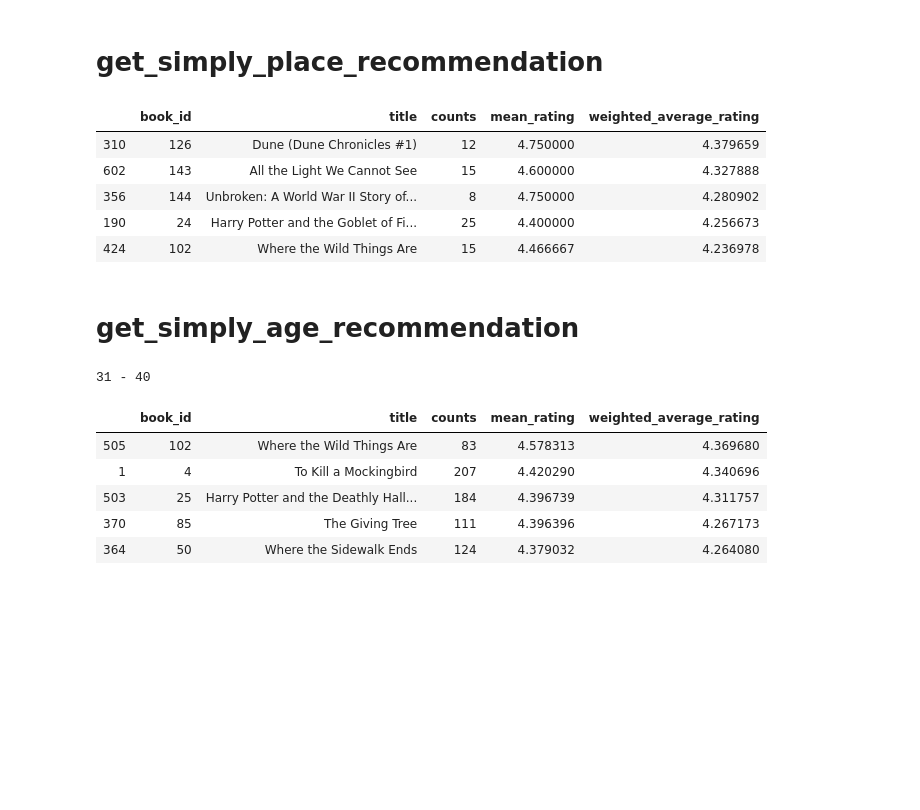
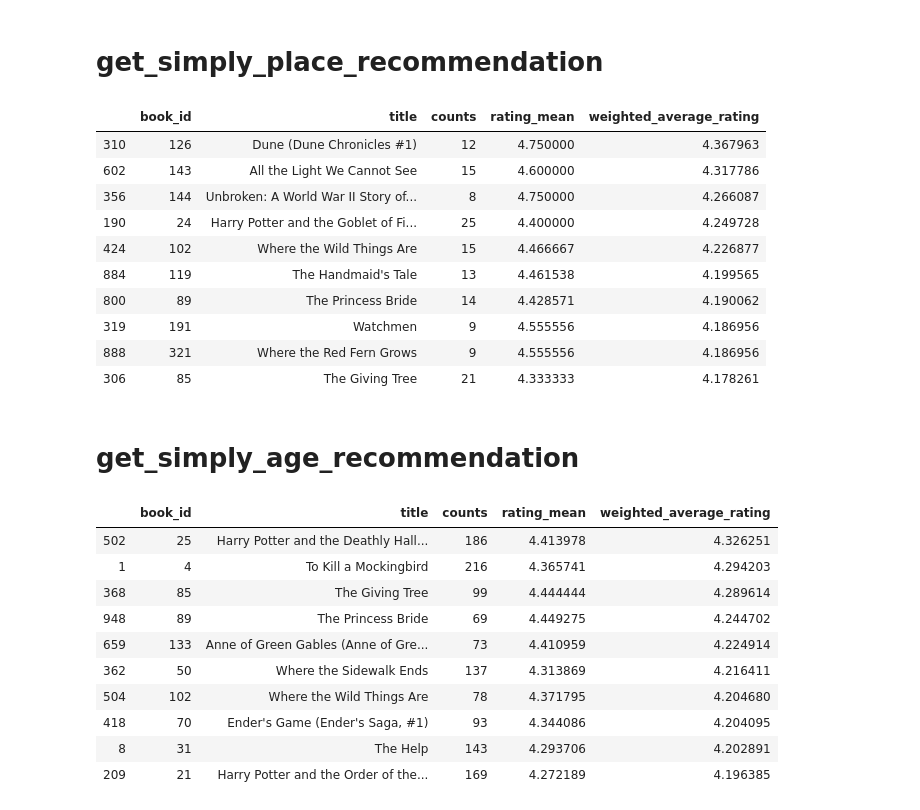
Before and after one commit to Lea1612/AI_Recommender_Systems, a Jupyter notebook: Notebook.ipynb, the cells around one changed output. Cells and saved outputs as stored; diff of their text form; code cells hidden in the pictures; blank space fills up the shorter version.

Commit message:
added simply recommendations, fixed variable names

```diff
--- a/Notebook.ipynb
+++ b/Notebook.ipynb
@@ -61,6 +61,6 @@ nb_voters_df.head()
 | 4 | 26 | 1597 |
 # %%
 rating_mean_data = b_r_u_df.groupby(['book_id'])['rating'].mean()
-rating_mean_df = pd.DataFrame(data={'book_id': rating_mean_data.index.tolist(), 'mean_rating': rating_mean_data.values.tolist()})
+rating_mean_df = pd.DataFrame(data={'book_id': rating_mean_data.index.tolist(), 'rating_mean': rating_mean_data.values.tolist()})
 rating_mean_df.head()
 # %% [output]
@@ -84,0 +78,6 @@ print(rating_all_mean)
+# %%
+## Ask Dubi is this should be the mean of the ratings or the mean of the rating means?
+
+# rating_all_mean = b_r_u_df['rating'].mean()
+rating_all_mean = rating_mean_df['rating_mean'].mean() # Ask Dubi about this.
+print(rating_all_mean)
@@ -94,6 +95,6 @@ df.head()
 | 3 | 8 | The Catcher in the Rye | 1535 | 3.768730 |
 | 4 | 17 | Catching Fire (The Hunger Games, #2) | 1494 | 4.048193 |
 # %%
-df['weighted_average_rating'] = weighted_average_rating(df['counts'], m, df['mean_rating'], rating_all_mean)
+df['weighted_average_rating'] = weighted_average_rating(df['counts'], m, df['rating_mean'], rating_all_mean)
 df.head()
 # %% [output]
@@ -145,14 +181,19 @@ def get_simply_place_recommendation(books_df, title_df, ratings_df, users_df, pl
     return get_top_k_recommendations(df, df['counts'], k, ['weighted_average_rating'], m)
 # %%
 place_recommendation_df = get_simply_place_recommendation(books_df, title_df, ratings_df, users_df, 'Ohio', 10)
-place_recommendation_df.head()
+place_recommendation_df.head(10)
 # %% [output]
-|  | book_id | title | counts | mean_rating | weighted_average_rating |
-| 310 | 126 | Dune (Dune Chronicles #1) | 12 | 4.750000 | 4.379659 |
-| 602 | 143 | All the Light We Cannot See | 15 | 4.600000 | 4.327888 |
-| 356 | 144 | Unbroken: A World War II Story of... | 8 | 4.750000 | 4.280902 |
-| 190 | 24 | Harry Potter and the Goblet of Fi... | 25 | 4.400000 | 4.256673 |
-| 424 | 102 | Where the Wild Things Are | 15 | 4.466667 | 4.236978 |
+|  | book_id | title | counts | rating_mean | weighted_average_rating |
+| 310 | 126 | Dune (Dune Chronicles #1) | 12 | 4.750000 | 4.367963 |
+| 602 | 143 | All the Light We Cannot See | 15 | 4.600000 | 4.317786 |
+| 356 | 144 | Unbroken: A World War II Story of... | 8 | 4.750000 | 4.266087 |
+| 190 | 24 | Harry Potter and the Goblet of Fi... | 25 | 4.400000 | 4.249728 |
+| 424 | 102 | Where the Wild Things Are | 15 | 4.466667 | 4.226877 |
+| 884 | 119 | The Handmaid's Tale | 13 | 4.461538 | 4.199565 |
+| 800 | 89 | The Princess Bride | 14 | 4.428571 | 4.190062 |
+| 319 | 191 | Watchmen | 9 | 4.555556 | 4.186956 |
+| 888 | 321 | Where the Red Fern Grows | 9 | 4.555556 | 4.186956 |
+| 306 | 85 | The Giving Tree | 21 | 4.333333 | 4.178261 |
 # %% [markdown]
 # get_simply_age_recommendation
 # %%
@@ -162,31 +203,36 @@ def get_simply_age_recommendation(books_df, title_df, ratings_df, users_df, age,
     b_r_u_df = pd.merge(b_r_u_df, users_df, on='user_id', how='inner')
 
     lower_bound, upper_bound = get_age_range(age)
-    ratings_age_df = b_r_u_df[(b_r_u_df['age'] >= lower_bound) & (b_r_u_df['age'] <= upper_bound)]
+    b_r_u_age_df = b_r_u_df[(b_r_u_df['age'] >= lower_bound) & (b_r_u_df['age'] <= upper_bound)]
 
-    nb_voters_data = ratings_age_df['book_id'].value_counts()
+    # Dataframe that contains distribution of votes by book ID.
+    nb_voters_data = b_r_u_age_df['book_id'].value_counts()
     nb_voters_df = pd.DataFrame(data={'book_id': nb_voters_data.index.tolist(), 'counts': nb_voters_data.values.tolist()})
 
-    rating_mean_data = ratings_age_df.groupby(['book_id'])['rating'].mean()
-    rating_mean_df = pd.DataFrame(data={'book_id': rating_mean_data.index.tolist(), 'mean_rating': rating_mean_data.values.tolist()})
+    # Dataframe that contains distribution of rate averages by book ID.
+    rating_mean_data = b_r_u_age_df.groupby(['book_id'])['rating'].mean()
+    rating_mean_df = pd.DataFrame(data={'book_id': rating_mean_data.index.tolist(), 'rating_mean': rating_mean_data.values.tolist()})
 
     m = nb_voters_data.quantile(0.90)
-
-    rating_all_mean = ratings_age_df['rating'].mean()
+    rating_all_mean = rating_mean_df['rating_mean'].mean()
 
     df = pd.merge(title_df, nb_voters_df, on='book_id', how='inner')
     df = pd.merge(df, rating_mean_df, on='book_id', how='inner')
 
-    df['weighted_average_rating'] = weighted_average_rating(df['counts'], m, df['mean_rating'], rating_all_mean)
+    df['weighted_average_rating'] = weighted_average_rating(df['counts'], m, df['rating_mean'], rating_all_mean)
     return get_top_k_recommendations(df, df['counts'], 10, ['weighted_average_rating'], m)
 # %%
-age_recommendation_df = get_simply_age_recommendation(books_df, title_df, ratings_df, users_df, 35, 10)
-age_recommendation_df.head()
+age_recommendation_df = get_simply_age_recommendation(books_df, title_df, ratings_df, users_df, 28, 10)
+age_recommendation_df.head(10)
 # %% [output]
-31 - 40
-|  | book_id | title | counts | mean_rating | weighted_average_rating |
-| 505 | 102 | Where the Wild Things Are | 83 | 4.578313 | 4.369680 |
-| 1 | 4 | To Kill a Mockingbird | 207 | 4.420290 | 4.340696 |
-| 503 | 25 | Harry Potter and the Deathly Hall... | 184 | 4.396739 | 4.311757 |
-| 370 | 85 | The Giving Tree | 111 | 4.396396 | 4.267173 |
-| 364 | 50 | Where the Sidewalk Ends | 124 | 4.379032 | 4.264080 |
+|  | book_id | title | counts | rating_mean | weighted_average_rating |
+| 502 | 25 | Harry Potter and the Deathly Hall... | 186 | 4.413978 | 4.326251 |
+| 1 | 4 | To Kill a Mockingbird | 216 | 4.365741 | 4.294203 |
+| 368 | 85 | The Giving Tree | 99 | 4.444444 | 4.289614 |
+| 948 | 89 | The Princess Bride | 69 | 4.449275 | 4.244702 |
+| 659 | 133 | Anne of Green Gables (Anne of Gre... | 73 | 4.410959 | 4.224914 |
+| 362 | 50 | Where the Sidewalk Ends | 137 | 4.313869 | 4.216411 |
+| 504 | 102 | Where the Wild Things Are | 78 | 4.371795 | 4.204680 |
+| 418 | 70 | Ender's Game (Ender's Saga, #1) | 93 | 4.344086 | 4.204095 |
+| 8 | 31 | The Help | 143 | 4.293706 | 4.202891 |
+| 209 | 21 | Harry Potter and the Order of the... | 169 | 4.272189 | 4.196385 |
```
Also changed, not shown: parts of 13 cells of this notebook.
